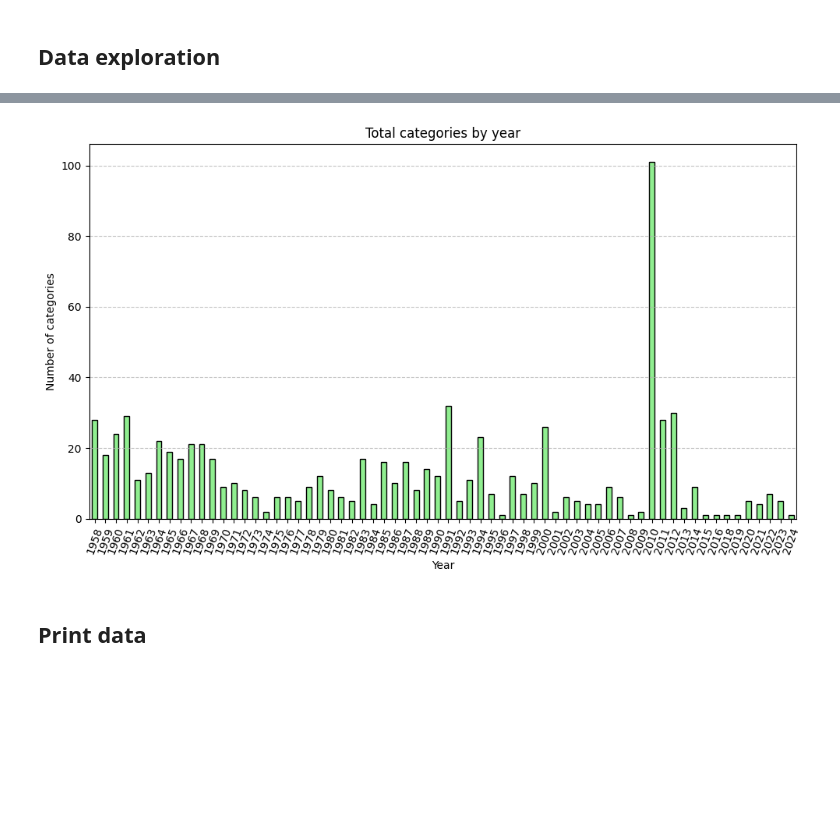
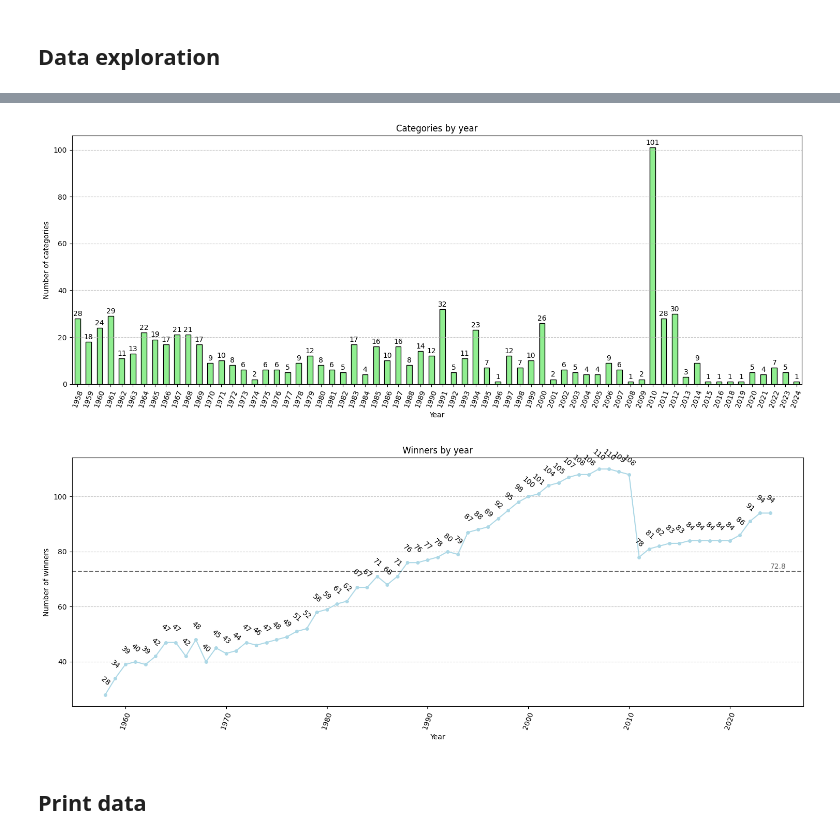
Before and after one commit to Zadigo/datasets, a Jupyter notebook: grammy/grammy.ipynb, the cells around one changed output, grey strips where cells are left out. Cells and saved outputs as stored; diff of their text form; code cells hidden in the pictures; blank space fills up the shorter version.

```diff
--- a/grammy/grammy.ipynb
+++ b/grammy/grammy.ipynb
@@ -48,14 +34,26 @@ df[df.artist == ''][['song_or_album', 'producers']]
 # %%
 grouping = df.groupby('year')['year'].count()
 # %%
-plt.figure(figsize=(10, 6))
-grouping.plot(kind='bar', color='lightgreen', edgecolor='black')
+plt.figure(figsize=(15, 6))
+
+ax = grouping.plot(kind='bar', color='lightgreen', edgecolor='black')
 
 plt.title('Total Grammy Entries Per Year')
+
+
 plt.xlabel('Year')
 plt.ylabel('Number of Entries')
 plt.xticks(rotation=70)
 plt.grid(axis='y', linestyle='--', alpha=0.7)
+
+params = {'ha': 'center', 'va': 'center', 'rotation': -45}
+
+for p in ax.patches:
+    height = p.get_height()
+    x = p.get_x() + p.get_width() / 2
+    y = height + 20
+    ax.text(x, y, f'{int(height)}', **params)
+
 plt.tight_layout()
 plt.show()
 # %% [output]
@@ -64,15 +62,27 @@ plt.show()
 category_df = df.drop_duplicates(subset=['category'])
 category_by_year = category_df.groupby('year')['category'].count()
 # %%
-plt.figure(figsize=(10, 6))
-category_by_year.plot(kind='bar', color='lightgreen', edgecolor='black')
+plt.figure(figsize=(15, 6))
 
-plt.title('Total categories by year')
+ax = category_by_year.plot(kind='bar', color='lightgreen', edgecolor='black')
+
+plt.title('Categories by year')
+
 plt.xlabel('Year')
 plt.ylabel('Number of categories')
+
 plt.xticks(rotation=70)
 plt.grid(axis='y', linestyle='--', alpha=0.7)
+
+params = {'ha': 'center', 'va': 'center'}
+
+for p in ax.patches:
+    height = p.get_height()
+    x = p.get_x() + p.get_width() / 2
+    y = height + 2
+    ax.text(x, y, f'{int(height)}', **params)
+
 plt.tight_layout()
 plt.show()
 # %% [output]
-[figure, old version]
+[figure, new version]
@@ -79,3 +92,34 @@ plt.show()
+# %%
+plt.figure(figsize=(15, 6))
+
+ax = winners_by_year.plot(kind='line', color='lightblue', marker='o', markersize=4)
+
+plt.title('Winners by year')
+
+plt.xlabel('Year')
+plt.ylabel('Number of winners')
+
+plt.xticks(rotation=70)
+plt.grid(axis='y', linestyle='--', alpha=0.7)
+
+params = {'ha': 'center', 'va': 'center', 'rotation': -40}
+
+for x, y in zip(winners_by_year.index, winners_by_year.values):
+    ax.text(x, y + 5, f'{int(y)}', **params)
+
+
+# Calculate average
+avg_winners = winners_by_year.mean()
+ax.axhline(y=avg_winners, color='black', linestyle='--', alpha=0.6, linewidth=1.5, label='Average')
+
+x_pos = winners_by_year.index[-1]
+ax.text(x_pos, avg_winners + 0.5, f'{avg_winners:.1f}', color='black', alpha=0.6, fontsize=10, ha='left', va='bottom')
+
+plt.grid(axis='y', linestyle='--', alpha=0.7)
+plt.tight_layout()
+plt.show()
+# %% [output]
+[figure, added]
 # %% [markdown]
 ## Print data
 # %%
```
Also changed, not shown: parts of 4 cells of this notebook, 1 other file.
